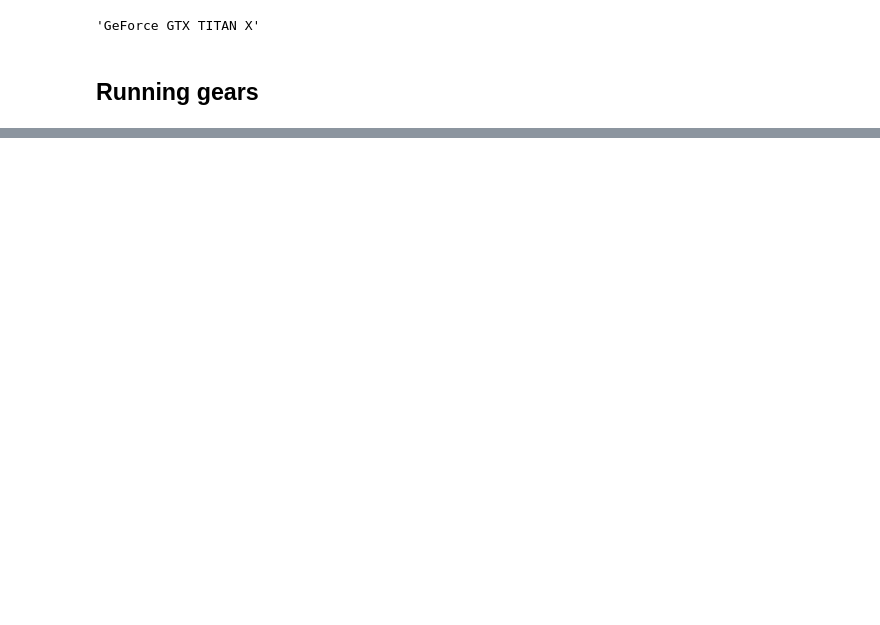
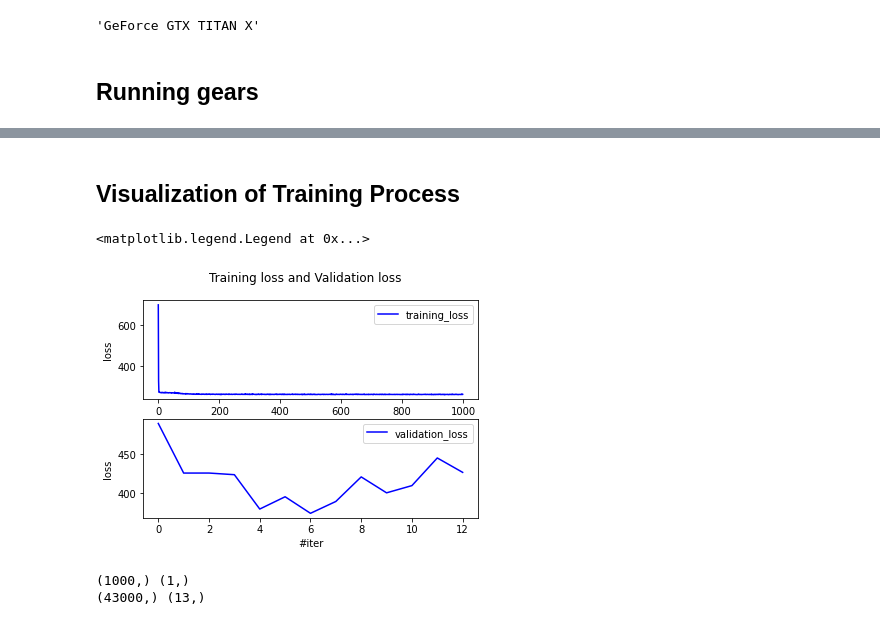
Before and after one commit to MilkywayCocktail/CSI-Imaging, a Jupyter notebook: Model1_v01.ipynb, the cells around one changed output, grey strips where cells are left out. Drawn from its saved outputs; the diff is of its cells as text; code cells hidden in the pictures; blank space fills up the shorter version.

```diff
--- a/Model1_v01.ipynb
+++ b/Model1_v01.ipynb
@@ -268,6 +221,6 @@ Estimated Total Size (MB): 45.20
 # %% [markdown]
 ## Dataset
 # %%
-datadir = '../Dataset/make00/'
+datadir = '../Dataset/make01/'
 print(os.listdir(datadir))
 # %% [output]
@@ -342,7 +302,7 @@ args = MyArgs(epochs=1000, learning_rate=0.01)
 
 model = MyModel().to(args.device)
 
-criterion = torch.nn.MSELoss()
+criterion = torch.nn.SmoothL1Loss()
 optimizer = torch.optim.Adam(model.parameters(), lr=args.learning_rate)
 
 train_loss = []
@@ -364,14 +324,13 @@ for epoch in range(args.epochs):
         outputs = model(data_x)
         loss = criterion(data_y, outputs)
         optimizer.zero_grad()
-
         loss.backward()
         optimizer.step()
         train_epoch_loss.append(loss.item())
         train_loss.append(loss.item())
         if idx%(len(train_loader)//2)==0:
             print("\repoch={}/{},{}/{}of train, loss={}".format(
-            epoch, args.epochs, idx, len(train_loader),loss.item()))
+            epoch, args.epochs, idx, len(train_loader),loss.item()), end='')
     train_epochs_loss.append(np.average(train_epoch_loss))
 
   #=====================valid============================
@@ -385,6 +344,7 @@ for idx,(data_x,data_y) in enumerate(valid_loader,0):
     valid_epoch_loss.append(loss.item())
     valid_loss.append(loss.item())
 valid_epochs_loss.append(np.average(valid_epoch_loss))
+
   #==================early stopping======================
   # early_stopping(valid_epochs_loss[-1],model=MyModel,path=r'')
   # if early_stopping.early_stop:
@@ -401,16 +361,7 @@ lr_adjust = {
   #        param_group['lr'] = lr
   #    print('Updating learning rate to {}'.format(lr))
 
-torch.save(model, '../Models/v0_ep1800_lr001.pth')
+torch.save(model.state_dict(), '../Models/v01a_w.pth')
 end = time.time()
-print("Total training time:", end-start, "s")
-
-plt.switch_backend('Agg')
-plt.figure()
-plt.plot(train_epochs_loss, 'b', label = 'loss')
-plt.ylabel('loss')
-plt.xlabel('#epoch')
-plt.legend()
-plt.show()
-#plt.savefig(os.path.join(imgPath,"1_recon_loss.jpg"))
+print("\nTotal training time:", end-start, "sec")
 # %% [output]
@@ -433,0 +371,28 @@ epoch=141/1000,0/43of train, loss=501955.1875
+# %% [markdown]
+## Visualization of Training Process
+# %%
+# Plot loss curves
+
+%matplotlib inline
+plt.clf()
+plt.suptitle("Training loss and Validation loss")
+plt.subplot(2, 1, 1)
+plt.plot(train_epochs_loss, 'b', label = 'training_loss')
+plt.ylabel('loss')
+plt.xlabel('#epoch')
+plt.legend()
+plt.subplot(2, 1, 2)
+plt.plot(valid_loss, 'b', label = 'validation_loss')
+plt.ylabel('loss')
+plt.xlabel('#iter')
+plt.legend()
+#plt.savefig("loss_900epoch_down.jpg")
+# %% [output]
+<matplotlib.legend.Legend at 0x...>
+[figure, added]
+# %%
+print(np.array(train_epochs_loss).shape, np.array(valid_epochs_loss).shape)
+print(np.array(train_loss).shape, np.array(valid_loss).shape)
+# %% [output]
+(1000,) (1,)
+(43000,) (13,)
```
Also changed, not shown: parts of 12 cells of this notebook.
